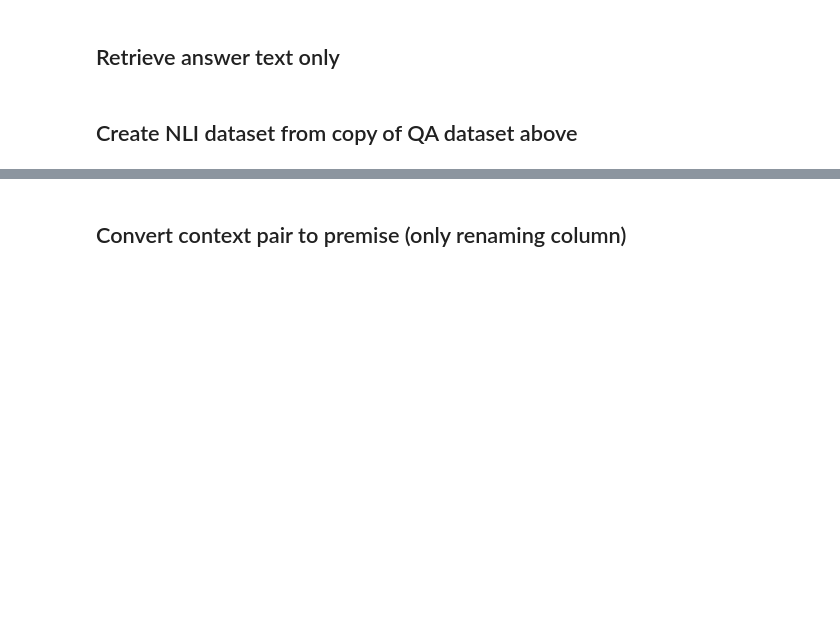
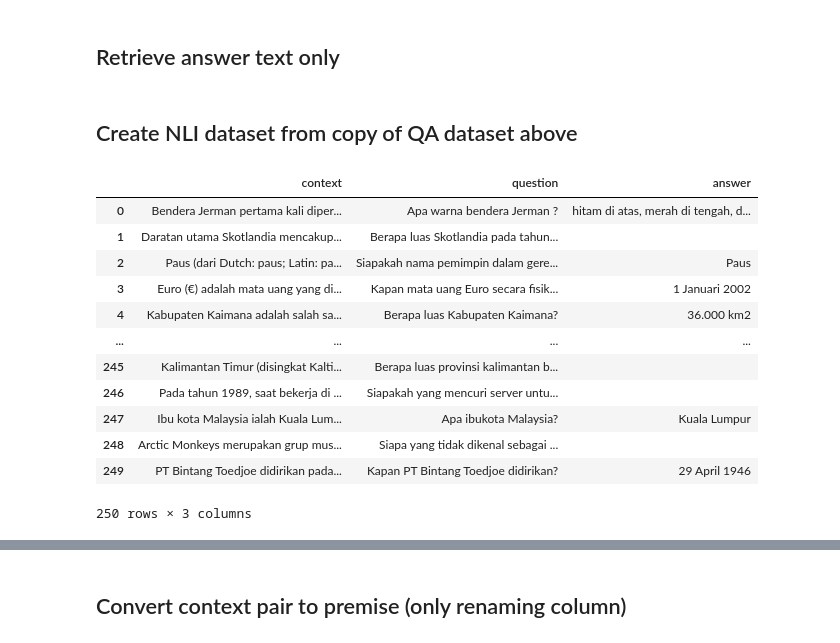
Before and after one commit to muhammadravi251001/multilingual-qas-with-nli, a Jupyter notebook: utilities/Create_NLI_dataset_from_QA.ipynb, the cells around one changed output, grey strips where cells are left out. Cells and saved outputs as stored; diff of their text form; code cells hidden in the pictures; blank space fills up the shorter version.

Commit message:
refactor code after checking data manually

```diff
--- a/utilities/Create_NLI_dataset_from_QA.ipynb
+++ b/utilities/Create_NLI_dataset_from_QA.ipynb
@@ -52,7 +52,7 @@ MODEL_PARAPHRASER_NAME = ""
 # else if you want to debugging
 
 # SAMPLE = sys.maxsize
-SAMPLE = 25
+SAMPLE = 250
 # %% [markdown]
 # Import anything
 # %%
@@ -244,3 +244,19 @@ data_qas_test_df = retrieve_answer_text(data_qas_test_df)
 data_nli_train_df = data_qas_train_df.copy()
 data_nli_val_df = data_qas_val_df.copy()
 data_nli_test_df = data_qas_test_df.copy()
+# %%
+data_qas_train_df
+# %% [output]
+|  | context | question | answer |
+| 0 | Bendera Jerman pertama kali diper... | Apa warna bendera Jerman ? | hitam di atas, merah di tengah, d... |
+| 1 | Daratan utama Skotlandia mencakup... | Berapa luas Skotlandia pada tahun... |  |
+| 2 | Paus (dari Dutch: paus; Latin: pa... | Siapakah nama pemimpin dalam gere... | Paus |
+| 3 | Euro (€) adalah mata uang yang di... | Kapan mata uang Euro secara fisik... | 1 Januari 2002 |
+| 4 | Kabupaten Kaimana adalah salah sa... | Berapa luas Kabupaten Kaimana? | 36.000 km2 |
+| ... | ... | ... | ... |
+| 245 | Kalimantan Timur (disingkat Kalti... | Berapa luas provinsi kalimantan b... |  |
+| 246 | Pada tahun 1989, saat bekerja di ... | Siapakah yang mencuri server untu... |  |
+| 247 | Ibu kota Malaysia ialah Kuala Lum... | Apa ibukota Malaysia? | Kuala Lumpur |
+| 248 | Arctic Monkeys merupakan grup mus... | Siapa yang tidak dikenal sebagai ... |  |
+| 249 | PT Bintang Toedjoe didirikan pada... | Kapan PT Bintang Toedjoe didirikan? | 29 April 1946 |
+250 rows × 3 columns
```
Also changed, not shown: parts of 22 cells of this notebook, 1 other file.
